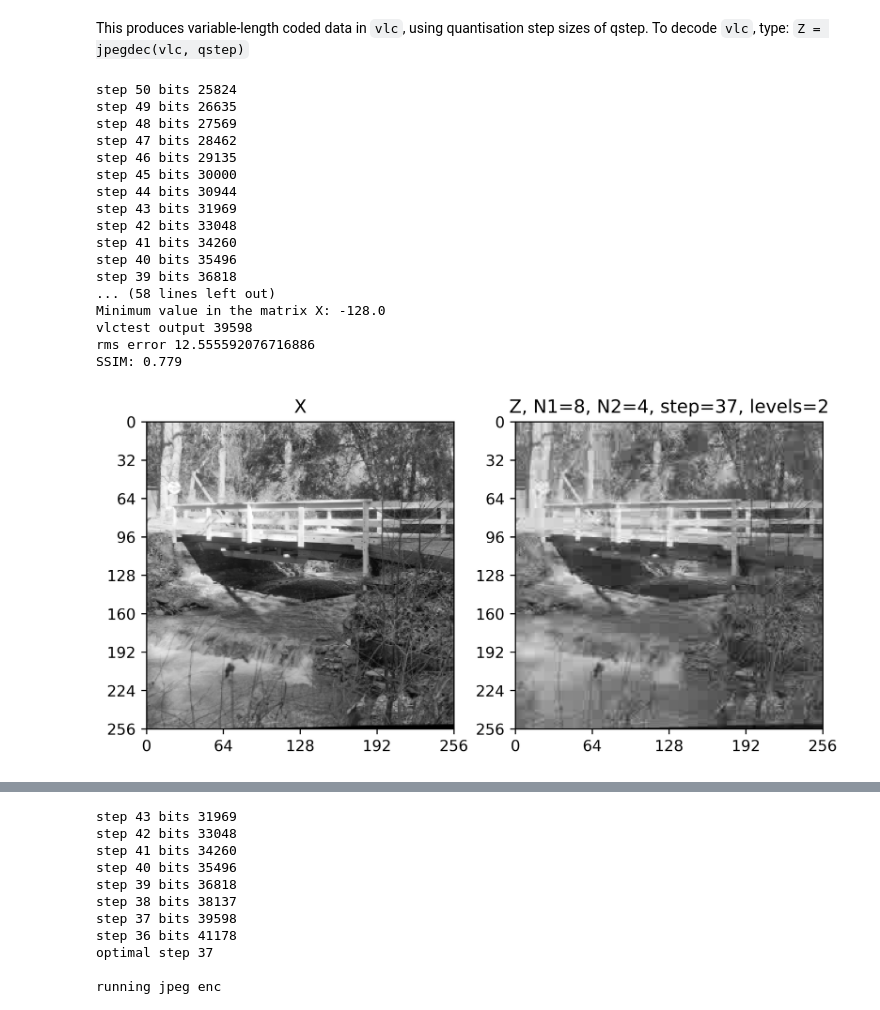
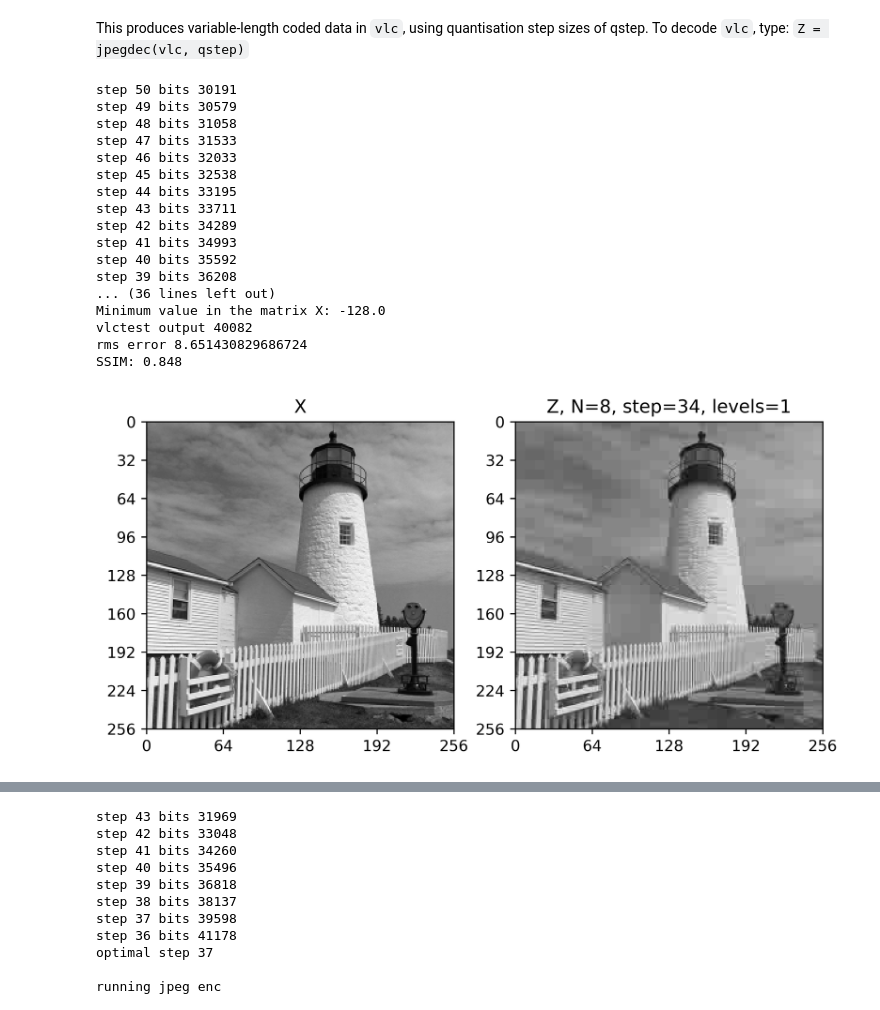
Before and after one commit to AndrewKeYanzhe/cued_sf2_lab-master, a Jupyter notebook: 12-huffman_2LayerDCT.ipynb, the cells around one changed output, grey strips where cells are left out. Cells and saved outputs as stored; diff of their text form; code cells hidden in the pictures.

```diff
--- a/12-huffman_2LayerDCT.ipynb
+++ b/12-huffman_2LayerDCT.ipynb
@@ -130,7 +130,7 @@ qstep = 46.5
 # bridge and flamingo are the test images + 1 more
 
 X, _ = load_mat_img(img='lighthouse.mat', img_info='X', cmap_info={'map', 'map2'})
-X, _ = load_mat_img(img='bridge.mat', img_info='X', cmap_info={'map'})
+# X, _ = load_mat_img(img='bridge.mat', img_info='X', cmap_info={'map'})
 # X, _ = load_mat_img(img='flamingo.mat', img_info='X')
 # X, _ = load_mat_img(img='SF2_competition_image_2024.mat', img_info='X')
 
@@ -241,7 +241,7 @@ import contextlib
 
 N=M=8
 
-levels=2.1
+levels=1
 
 deblock = False
 
@@ -367,50 +367,50 @@ print(f"SSIM: {ssim_index:.3f}")
 # im_obj = ax.imshow(Z, aspect='auto', cmap='gray')
 # ax.set_title(f"Z, N={N}, step={optimal_step_size}, levels={levels}")
 
 # plt.tight_layout()  # Adjust the layout
 # plt.show()
 
 # plt.figure(figsize=(8, 8))
 # plt.imshow(Z, cmap='gray', aspect='equal')
 # plt.colorbar()  # Show color scale
 # plt.title(str(N)+" block size, Zi_r")
 # plt.xlabel('X-axis')
 # plt.ylabel('Y-axis')
 # plt.show()
 
 # Create the figure with a larger size
 fig, axs = plt.subplots(1, 2, figsize=(8, 4))
 
 # Assuming `plot_image` is a custom function to plot the images
 plot_image(X, ax=axs[0])
 axs[0].set(title="X")
 
 plot_image(Z, ax=axs[1])
 if levels == 1:
     axs[1].set(title=f"Z, N={N}, step={optimal_step_size}, levels={levels}")
 elif levels == 2.1:
     axs[1].set(title=f"Z, N1={N}, N2=4, step={optimal_step_size}, levels={int(levels)}")
 # Show the figure
 plt.show()
 # %% [output]
-step 50 bits 25824
-step 49 bits 26635
-step 48 bits 27569
-step 47 bits 28462
-step 46 bits 29135
-step 45 bits 30000
-step 44 bits 30944
-step 43 bits 31969
-step 42 bits 33048
-step 41 bits 34260
-step 40 bits 35496
-step 39 bits 36818
-... (58 lines left out)
+step 50 bits 30191
+step 49 bits 30579
+step 48 bits 31058
+step 47 bits 31533
+step 46 bits 32033
+step 45 bits 32538
+step 44 bits 33195
+step 43 bits 33711
+step 42 bits 34289
+step 41 bits 34993
+step 40 bits 35592
+step 39 bits 36208
+... (36 lines left out)
 Minimum value in the matrix X: -128.0
-vlctest output 39598
-rms error 12.555592076716886
-SSIM: 0.779
+vlctest output 40082
+rms error 8.651430829686724
+SSIM: 0.848
-[figure, old version]
+[figure, new version]
 # %%
 # your code here
 # 8x8
```
Also changed, not shown: parts of 2 cells of this notebook.
